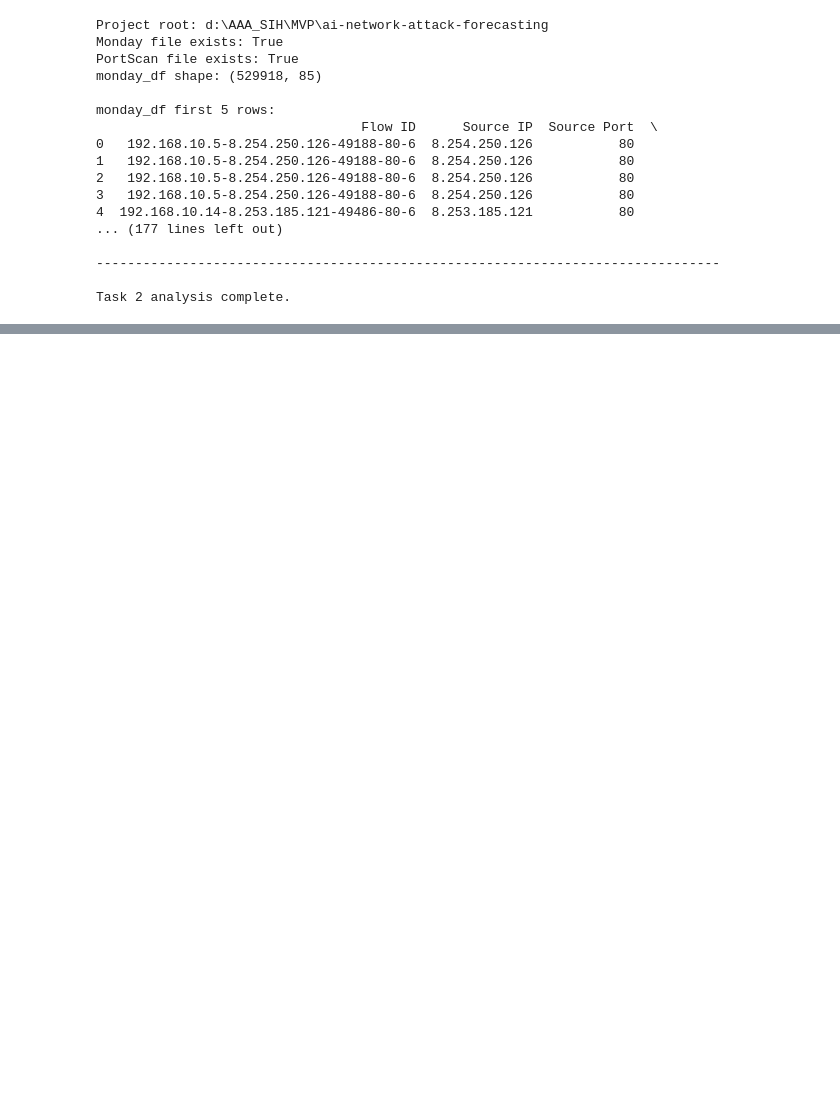
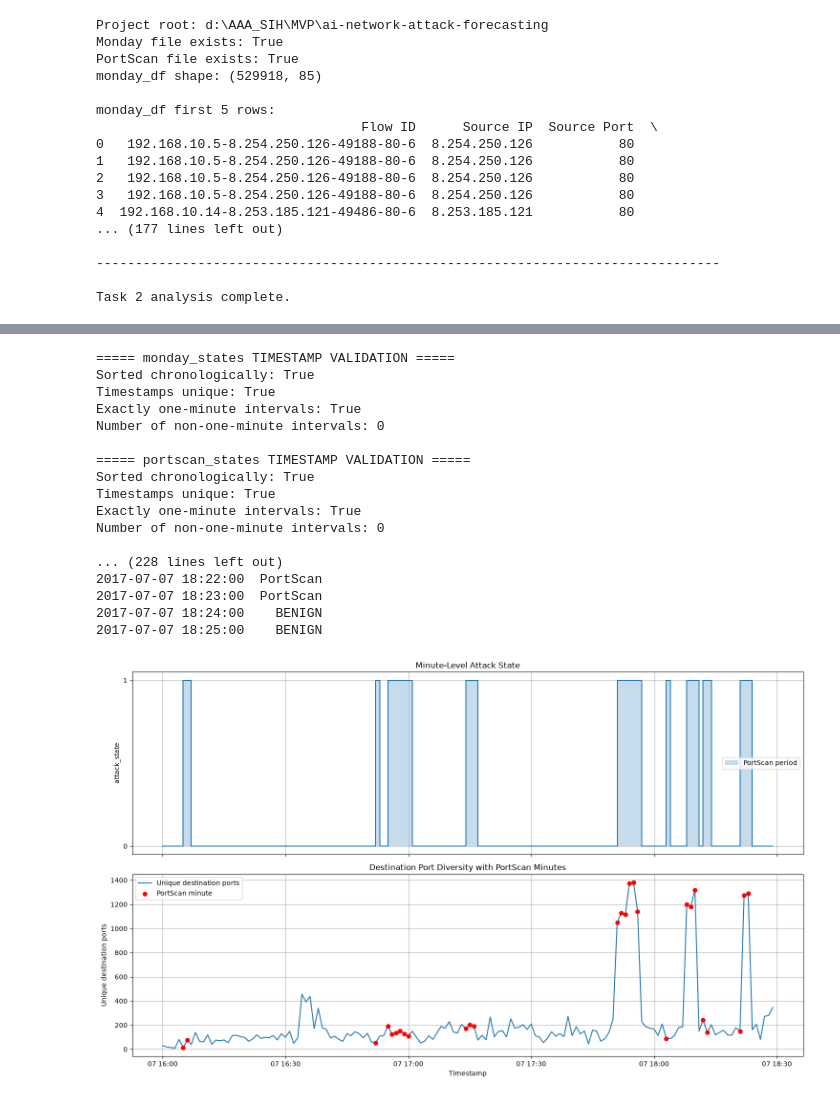
Before and after one commit to Aman530680/mvp, a Jupyter notebook: notebooks/01_dataset_exploration.ipynb, the cells around one changed output, grey strips where cells are left out. Saved outputs shown, nothing was run; the diff lists cells and outputs as text; code cells hidden in the pictures; blank space fills up the shorter version.

```diff
--- a/notebooks/01_dataset_exploration.ipynb
+++ b/notebooks/01_dataset_exploration.ipynb
@@ -201,0 +1271,78 @@ print("\nDiagnostic report complete. No data was modified.")
+# %%
+# Run this cell after creating monday_states and portscan_states and defining validation functions.
+if "monday_states" not in globals() or "portscan_states" not in globals():
+    raise NameError(
+        "monday_states and portscan_states are not available. Run Task 9 first."
+    )
+
+monday_states_signature_before_task_10 = dataframe_signature(monday_states)
+portscan_states_signature_before_task_10 = dataframe_signature(portscan_states)
+
+monday_timestamp_validation = validate_state_timestamps(monday_states, "monday_states")
+portscan_timestamp_validation = validate_state_timestamps(
+    portscan_states,
+    "portscan_states",
+)
+transition_rows, transition_context = validate_attack_timeline(portscan_states)
+plot_attack_timeline(portscan_states)
+
+model_feature_set = set(MODEL_FEATURES)
+missing_model_features = model_feature_set - set(portscan_states.columns)
+label_derived_model_features = model_feature_set & LABEL_DERIVED_COLUMNS
+non_numeric_model_features = [
+    feature for feature in MODEL_FEATURES
+    if feature in portscan_states.columns
+    and not pd.api.types.is_numeric_dtype(portscan_states[feature])
+]
+
+print("\n===== MODEL FEATURE VALIDATION =====")
+print("MODEL_FEATURES:", MODEL_FEATURES)
+print("Missing model features:", sorted(missing_model_features))
+print("Label-derived model features:", sorted(label_derived_model_features))
+print("Non-numeric model features:", non_numeric_model_features)
+print("Excluded label-derived columns:", sorted(LABEL_DERIVED_COLUMNS - model_feature_set))
+
+sources_unchanged = (
+    dataframe_signature(monday_states) == monday_states_signature_before_task_10
+    and dataframe_signature(portscan_states) == portscan_states_signature_before_task_10
+)
+validation_passed = all([
+    monday_timestamp_validation["sorted_chronologically"],
+    monday_timestamp_validation["timestamps_unique"],
+    monday_timestamp_validation["exact_one_minute"],
+    portscan_timestamp_validation["sorted_chronologically"],
+    portscan_timestamp_validation["timestamps_unique"],
+    portscan_timestamp_validation["exact_one_minute"],
+    not missing_model_features,
+    not label_derived_model_features,
+    not non_numeric_model_features,
+    sources_unchanged,
+])
+
+print("\n===== FINAL TEMPORAL STATE READINESS REPORT =====")
+print("monday_states unchanged:", dataframe_signature(monday_states) == monday_states_signature_before_task_10)
+print("portscan_states unchanged:", dataframe_signature(portscan_states) == portscan_states_signature_before_task_10)
+print("Ready for preprocessing/model training:", validation_passed)
+if not validation_passed:
+    print("Review the failed checks above before proceeding.")
+else:
+    print("All temporal, feature-integrity, and model-input checks passed.")
+# %% [output]
+===== monday_states TIMESTAMP VALIDATION =====
+Sorted chronologically: True
+Timestamps unique: True
+Exactly one-minute intervals: True
+Number of non-one-minute intervals: 0
+
+===== portscan_states TIMESTAMP VALIDATION =====
+Sorted chronologically: True
+Timestamps unique: True
+Exactly one-minute intervals: True
+Number of non-one-minute intervals: 0
+
+... (228 lines left out)
+2017-07-07 18:22:00  PortScan
+2017-07-07 18:23:00  PortScan
+2017-07-07 18:24:00    BENIGN
+2017-07-07 18:25:00    BENIGN
+[figure, added]
```
Also changed, not shown: parts of 16 cells of this notebook.
